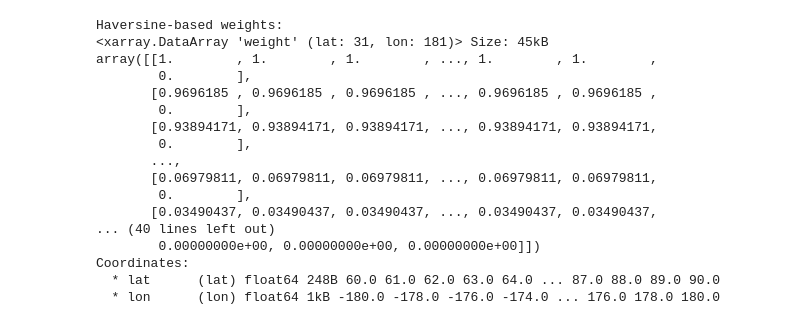
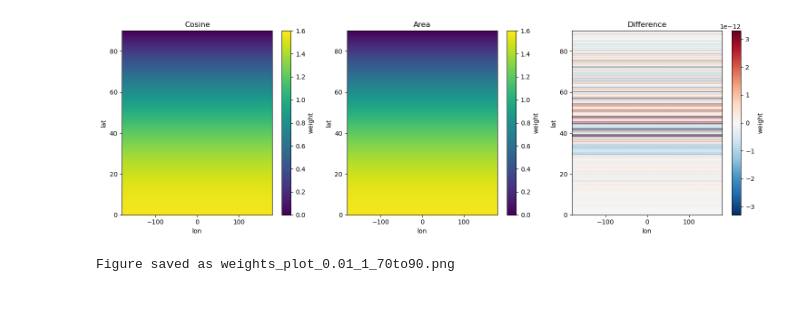
Before and after one commit to erca-school/ArditArifi, a Jupyter notebook: area_weight.ipynb, the cells around one changed output. Drawn from its saved outputs; the diff is of its cells as text; code cells hidden in the pictures.

Commit message:
weight function comparison

```diff
--- a/area_weight.ipynb
+++ b/area_weight.ipynb
@@ -30,46 +35,52 @@ lon_arctic = ds_arctic.lon.values
 # 3) Compute area weights using three methods
 ##############################################################################
 
-# Put them into DataArrays for convenience
-w_hav_da = area_weight.get_weights( area_weight.area_weight_haversine, lat_arctic, lon_arctic )
+w_n = aw.get_weights( aw.neutral, lat_arctic, lon_arctic )
 
-w_cos_da = area_weight.get_weights( area_weight.area_weight_cosine, lat_arctic, lon_arctic )
+w_cos = aw.get_weights( aw.area_weight_cosine, lat_arctic, lon_arctic )
 
-w_r_da = area_weight.get_weights( area_weight.area_weight_r_sinlat, lat_arctic, lon_arctic )
+w_r = aw.get_weights( aw.area_weight_r_sinlat, lat_arctic, lon_arctic )
+
+w_delta = (w_cos / w_cos.sum() - w_r / w_r.sum()) * w_n.sum()
+
+w_hav = w_hav/w_hav.sum() * w_n.sum()
+
+w_cos = w_cos/w_cos.sum() * w_n.sum()
+
+w_r = w_r/w_r.sum() * w_n.sum()
 # %%
-
 ##############################################################################
 # 4) Compare/inspect results
 ##############################################################################
-# Example: Print some statistics or differences
-print("Haversine-based weights:")
-print(w_hav_da)
+import matplotlib.pyplot as plt
 
-print("\nCosine-based weights:")
-print(w_cos_da)
+# Set figure size based on number of subplots
+fig, axes = plt.subplots(1, 3, figsize=(15, 5))
 
-print("\nr^2 * delta(sin(lat)) * delta(lon) based weights:")
-print(w_r_da)
+# Plot cos(lat) weights
+w_cos.plot(ax=axes[0], vmin=0, vmax=1.6)
+axes[0].set_title("Cosine")
 
+# Plot r*sin(lat) weights
+w_r.plot(ax=axes[1], vmin=0, vmax=1.6)
+axes[1].set_title("Area")
 
-# Optionally, you could plot them (requires matplotlib):
-# diff_hav_cos.plot(x='lon', y='lat', robust=True)
-# plt.show()
+# Plot r*sin(lat) weights
+w_delta.plot(ax=axes[2])
+axes[2].set_title("Difference")
+
+# Adjust layout
+plt.tight_layout()
+
+# Save the figure with identification variables
+filename = f"weights_plot_{lat_res}_{lon_res}_{file_label}.png"
+plt.savefig(filename, dpi=300)
+
+# Show the figure
+plt.show()
+
+# Print the filename for reference
+print(f"Figure saved as {filename}")
 # %% [output]
+[figure, added]
-Haversine-based weights:
-<xarray.DataArray 'weight' (lat: 31, lon: 181)> Size: 45kB
-array([[1.        , 1.        , 1.        , ..., 1.        , 1.        ,
-        0.        ],
-       [0.9696185 , 0.9696185 , 0.9696185 , ..., 0.9696185 , 0.9696185 ,
-        0.        ],
-       [0.93894171, 0.93894171, 0.93894171, ..., 0.93894171, 0.93894171,
-        0.        ],
-       ...,
-       [0.06979811, 0.06979811, 0.06979811, ..., 0.06979811, 0.06979811,
-        0.        ],
-       [0.03490437, 0.03490437, 0.03490437, ..., 0.03490437, 0.03490437,
-... (40 lines left out)
-        0.00000000e+00, 0.00000000e+00, 0.00000000e+00]])
-Coordinates:
-  * lat      (lat) float64 248B 60.0 61.0 62.0 63.0 64.0 ... 87.0 88.0 89.0 90.0
-  * lon      (lon) float64 1kB -180.0 -178.0 -176.0 -174.0 ... 176.0 178.0 180.0
+Figure saved as weights_plot_0.01_1_70to90.png
```
Also changed, not shown: parts of 2 cells of this notebook, 7 other files.
